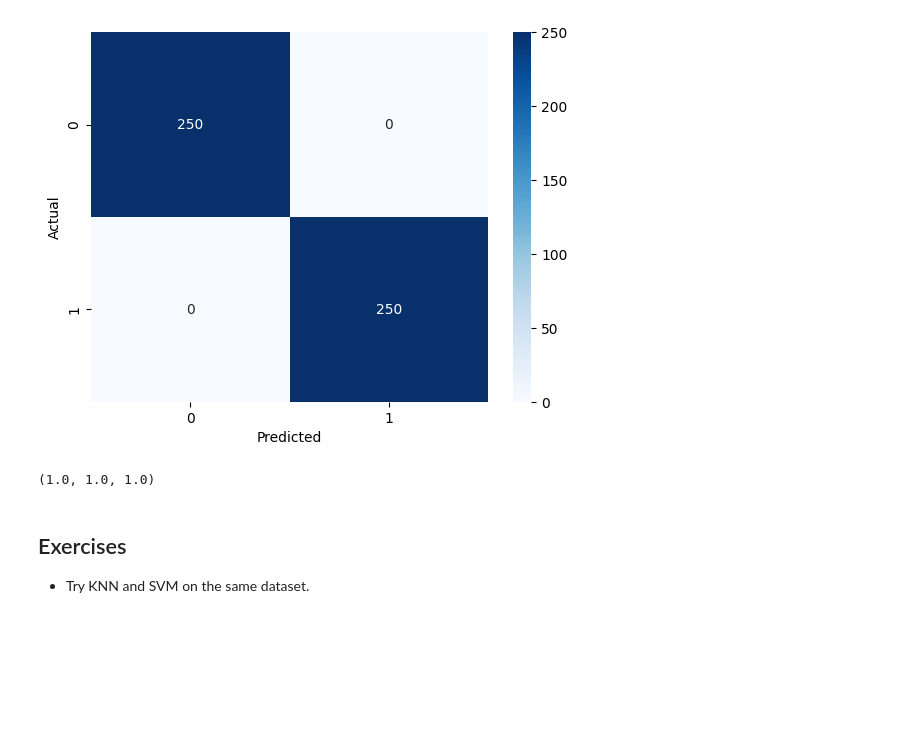
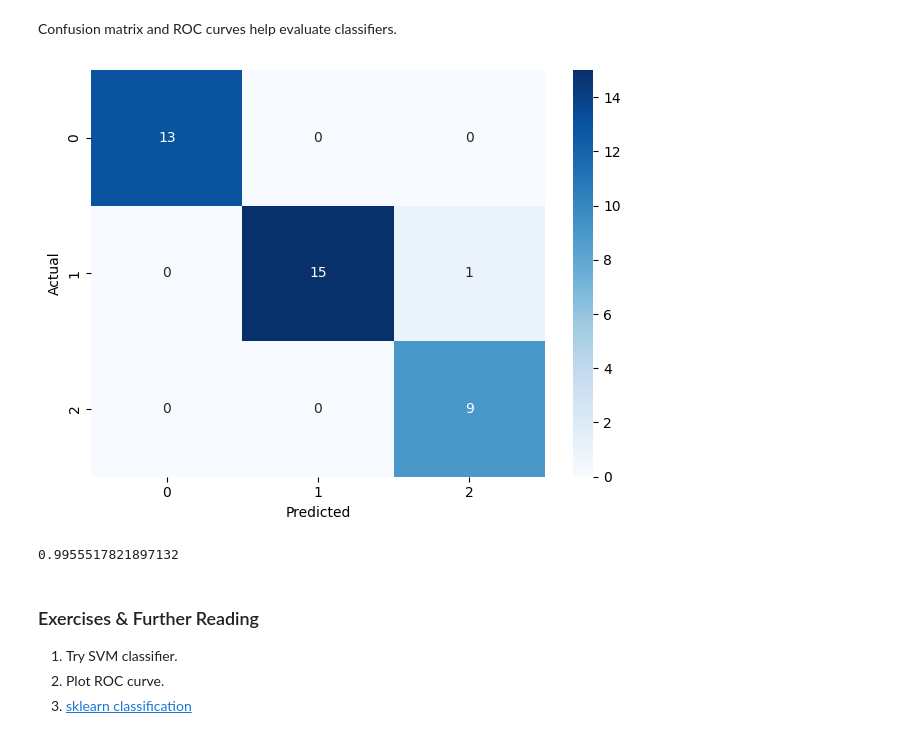
Before and after one commit to AIBabyTeaching/Machine-Learning-Summer-25, a Jupyter notebook: notebooks/03_Classification_Models.ipynb, the cells around one changed output. Drawn from its saved outputs; the diff is of its cells as text; code cells hidden in the pictures; blank space fills up the shorter version.

Commit message:
Expand notebooks and utils

```diff
--- a/notebooks/03_Classification_Models.ipynb
+++ b/notebooks/03_Classification_Models.ipynb
@@ -4 +3,3 @@ Various algorithms and evaluation metrics.
+# %% [markdown]
+Confusion matrix and ROC curves help evaluate classifiers.
 # %%
@@ -17,16 +8,20 @@ from utils.plotting import plot_confusion
-# %%
-
-data = pd.read_csv('../data/moons.csv')
-X = data[['Feature1', 'Feature2']]
-y = data['Label']
-clf = RandomForestClassifier()
-clf.fit(X, y)
-y_pred = clf.predict(X)
-plot_confusion(y, y_pred)
-precision_score(y, y_pred), recall_score(y, y_pred), f1_score(y, y_pred)
-# %% [output]
-[figure, removed]
-(1.0, 1.0, 1.0)
-# %% [markdown]
-## Exercises
-- Try KNN and SVM on the same dataset.
+# %%
+import pandas as pd
+from sklearn.model_selection import train_test_split
+from sklearn.linear_model import LogisticRegression
+from sklearn.metrics import roc_auc_score
+from utils.plotting import plot_confusion
+X = pd.read_csv('../data/iris.csv')
+y = X.pop('class')
+X_train,X_test,y_train,y_test=train_test_split(X,y,random_state=0)
+model=LogisticRegression(max_iter=200).fit(X_train,y_train)
+plot_confusion(y_test, model.predict(X_test))
+roc_auc_score(y_test, model.predict_proba(X_test), multi_class='ovr')
+# %% [output]
+[figure, added]
+0.9955517821897132
+# %% [markdown]
+### Exercises & Further Reading
+1. Try SVM classifier.
+2. Plot ROC curve.
+3. [sklearn classification](https://scikit-learn.org/stable/auto_examples/classification/index.html)
```
Also changed, not shown: parts of 3 cells of this notebook, 9 other files.
